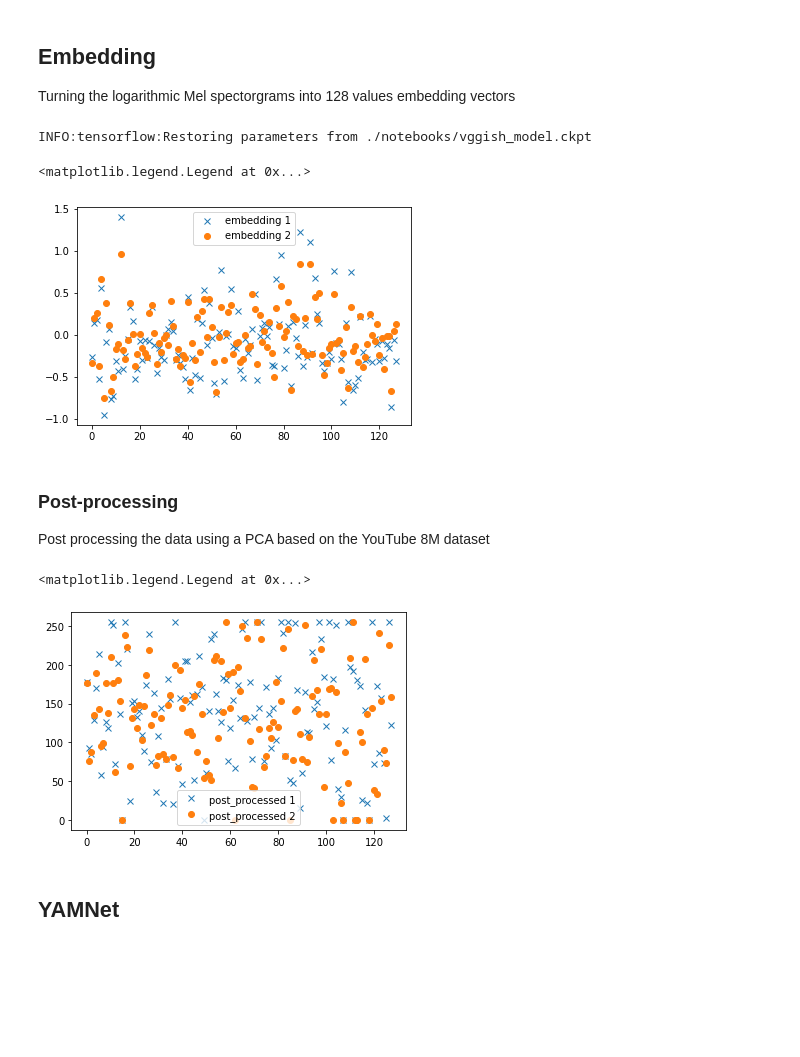
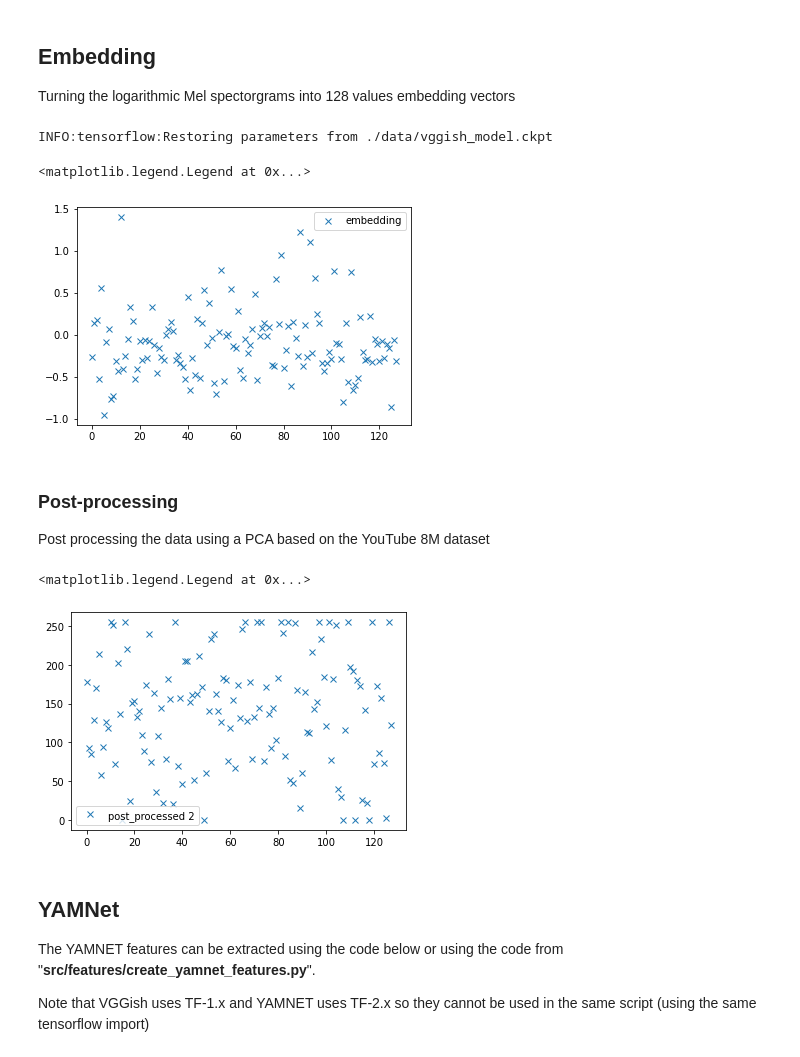
Before and after one commit to trecpodcasts/podcast-audio-feature-extraction, a Jupyter notebook: notebooks/feature-extraction-demo.ipynb, the cells around one changed output. Cells and saved outputs as stored; diff of their text form; code cells hidden in the pictures; blank space fills up the shorter version.

Commit message:
fix: updated notebooks to new style

```diff
--- a/notebooks/feature-extraction-demo.ipynb
+++ b/notebooks/feature-extraction-demo.ipynb
@@ -21,0 +11,15 @@ import matplotlib.pyplot as plt
+# %%
+import os
+import pickle
+
+import pandas as pd
+import matplotlib.pyplot as plt
+import numpy as np
+
+from src.data import load_metadata, find_paths
+
+import src.utils
+src.utils.gpu_setup()
+
+from omegaconf import OmegaConf
+conf = OmegaConf.load("./config.yaml")
@@ -25,3 +31,6 @@ import matplotlib.pyplot as plt
 Below you can find examples for extracting features using the different feature extractors in the package
 # %% [markdown]
 ## Configuring input paths
+# %%
+metadata = load_metadata(conf.dataset_path)
+subset = metadata.iloc[:2]
@@ -50,4 +52,4 @@ True True
 # %%
-test_output = pickle.load(open(output_paths[0], "rb"))
+test_output = pd.read_hdf(output_paths[0])
 test_output.head()
 # %% [output]
@@ -65,7 +76,7 @@ from src.features import VGGishExtractor
 # %%
-preprocess_path = find_paths(subset, "../test_dir/preprocess/", ".pkl")
-embed_path = find_paths(subset, "../test_dir/embed/", ".pkl")
-postprocess_path = find_paths(subset, "../test_dir/postprocess/", ".pkl")
+preprocess_path = find_paths(subset, "./notebooks/test_results/vvgish/preprocess/", ".pkl")
+embed_path = find_paths(subset, "./notebooks/test_results/vvgish/embed/", ".pkl")
+postprocess_path = find_paths(subset, "./notebooks/test_results/vvgish/postprocess/", ".pkl")
 # %%
 ex = VGGishExtractor()
 # %% [markdown]
@@ -87,15 +98,14 @@ Turning the logarithmic Mel spectorgrams into 128 values embedding vectors
 # %%
 ex.embedding(preprocess_path, embed_path) # embedding is parallelised on the gpu so no num_workers
 # %% [output]
-INFO:tensorflow:Restoring parameters from ./notebooks/vggish_model.ckpt
+INFO:tensorflow:Restoring parameters from ./data/vggish_model.ckpt
 # %%
 embedding = pickle.load(open(embed_path[0], "rb"))
-plt.plot(embedding[0], 'x', label='embedding 1')
-plt.plot(embedding[1], 'o', label="embedding 2")
+plt.plot(embedding[0], 'x', label='embedding')
 plt.legend()
 # %% [output]
 <matplotlib.legend.Legend at 0x...>
-[figure, old version]
+[figure, new version]
 # %% [markdown]
 ### Post-processing
 
@@ -105,11 +115,14 @@ ex.post_processing(embed_path, postprocess_path, num_workers=2)
 # %%
 post_processed = pickle.load(open(postprocess_path[0], "rb"))
-plt.plot(post_processed[0], 'x', label='post_processed 1')
-plt.plot(post_processed[1], 'o', label="post_processed 2")
+plt.plot(post_processed[0], 'x', label='post_processed 2')
 plt.legend()
 # %% [output]
 <matplotlib.legend.Legend at 0x...>
-[figure, old version]
+[figure, new version]
-# %% [markdown]
-## YAMNet
+# %% [markdown]
+## YAMNet
+
+The YAMNET features can be extracted using the code below or using the code from "__src/features/create_yamnet_features.py__".
+
+Note that VGGish uses TF-1.x and YAMNET uses TF-2.x so they cannot be used in the same script (using the same tensorflow import)
 # %%
```
Also changed, not shown: parts of 27 cells of this notebook, 4 other files.
